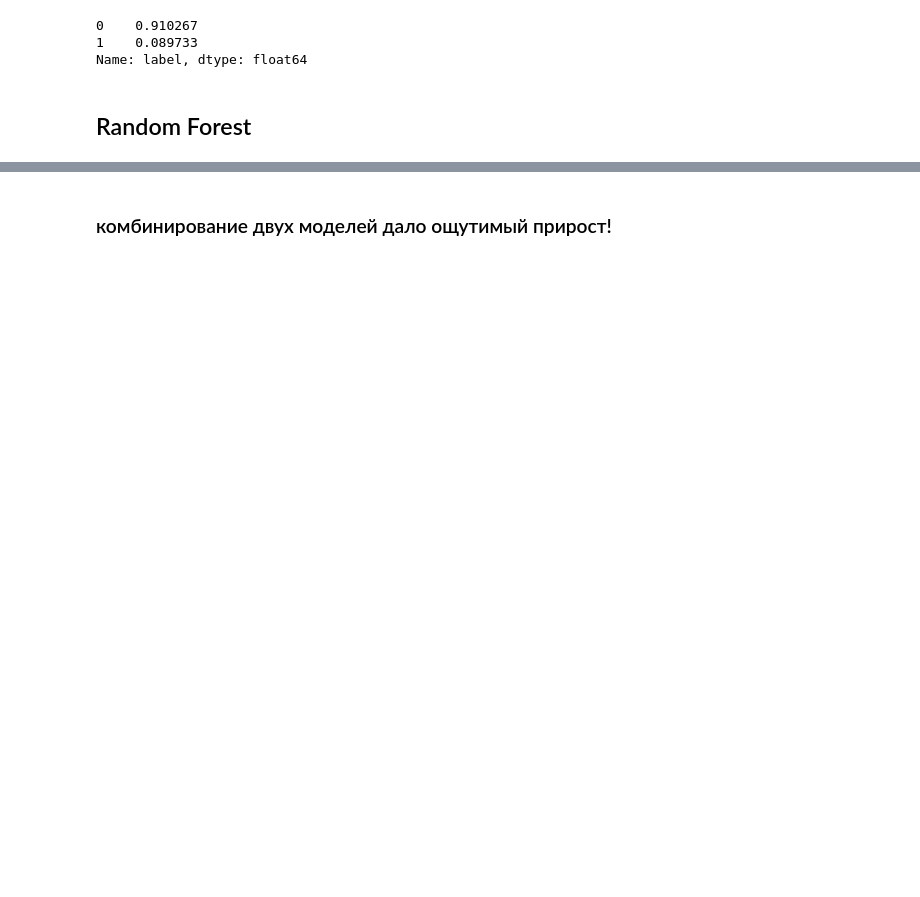
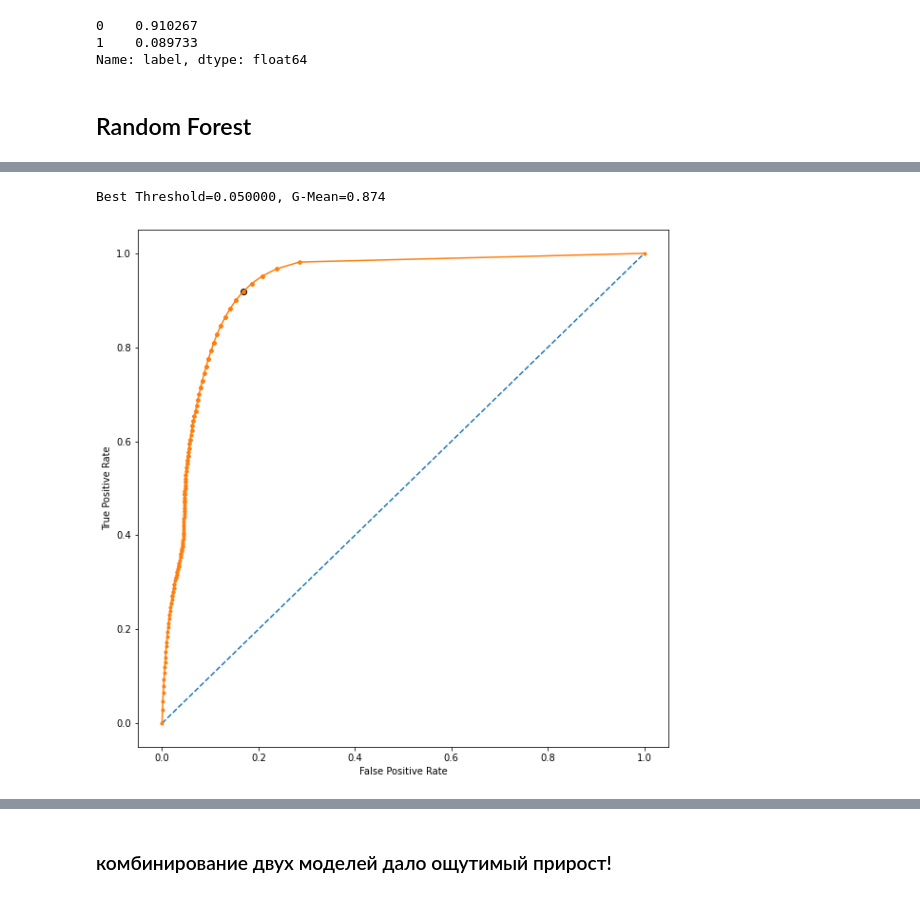
Before and after one commit to sir-timio/pochta, a Jupyter notebook: main.ipynb, the cells around one changed output, grey strips where cells are left out. Drawn from its saved outputs; the diff is of its cells as text; code cells hidden in the pictures; blank space fills up the shorter version.

```diff
--- a/main.ipynb
+++ b/main.ipynb
@@ -131,9 +129,7 @@ class Dataset():
         self.enc = ColumnTransformer(
             [
                 ('one_hot_encoder', OneHotEncoder(categories='auto', sparse=False), self.cat_cols),
-#                 ('robust_scaler', RobustScaler(), self.num_scale_cols),
-#                 ('std_scaler', StandardScaler(), self.num_scale_cols),
-#                 ('minmax_scaler', MinMaxScaler(), self.num_scale_cols),
+                ('robust_scaler', RobustScaler(), self.num_scale_cols),
             ],
             remainder='passthrough'
         )
@@ -154,6 +150,10 @@ class Dataset():
         df = df.drop(self.useless_cols, axis=1)
         df = df.fillna(0)
 
+        df['oper_log_1_over_dist'] = df['total_qty_oper_login_1'] / (df['dist_qty_oper_login_1'] + 1)
+        df['oper_log_0_over_dist'] = df['total_qty_oper_login_0'] / (df['dist_qty_oper_login_1'] + 1)
+        df['total_over_dist'] = df['total_qty_oper_login_0'] / (df['dist_qty_oper_login_1'] + 1)
+
         # num cat cols
         for c in self.num_cat_cols:
             df[c] = df[c].apply(lambda x: int(float(x))).astype(int).astype('category')
@@ -172,13 +172,6 @@ class Dataset():
 
     def get_train(self, mode=None):
         df = self.train
-        if isinstance(mode, int):
-            df = self.midsample(df, mode)
-        elif mode == 'd':
-            df = self.downsample(df)
-        elif mode == 'u':
-            df = self.upsample(df)
-
         X = self.enc.transform(df.drop(['label'], axis=1))
         y = df.label
         return X, y
@@ -196,7 +189,7 @@ class Dataset():
 # %%
 ds = Dataset(
     train_df,
-    drop_major=True, drop_minor=False,
+    drop_major=True, drop_minor=True,
     val_size=0.2,
     keep='last',
 )
@@ -282,2 +275,9 @@ target: 0.8753618398689597
 # %%
 rf = rf_pipe[0]
+# %%
+val_probs = rf.predict_proba(X_val)[:, 1]
+# %%
+plot_roc_curve(y_val, val_probs)
+# %% [output]
+Best Threshold=0.050000, G-Mean=0.874
+[figure, added]
```
Also changed, not shown: parts of 43 cells of this notebook, 2 other files.
